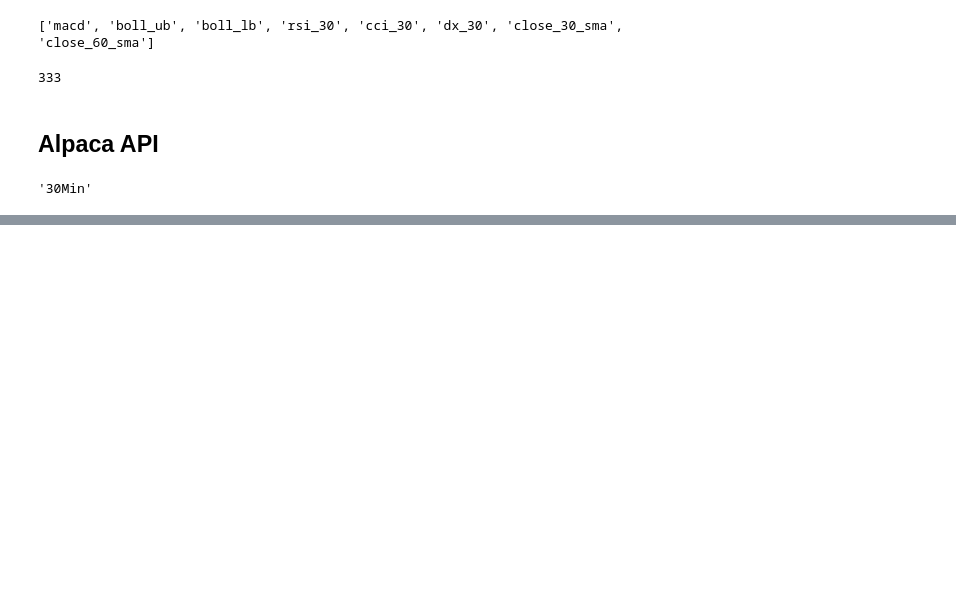
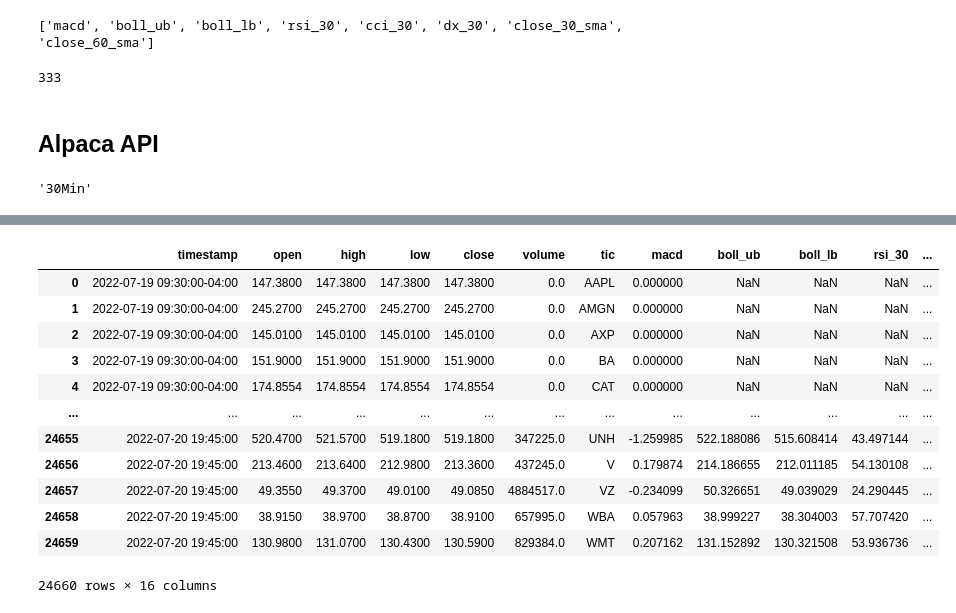
Before and after one commit to iandd0824/FinRL, a Jupyter notebook: epocha/Dataloader.ipynb, the cells around one changed output, grey strips where cells are left out. Drawn from its saved outputs; the diff is of its cells as text; code cells hidden in the pictures; blank space fills up the shorter version.

```diff
--- a/epocha/Dataloader.ipynb
+++ b/epocha/Dataloader.ipynb
@@ -94,2 +193,4 @@ end_time
 # %%
-data_df = pd.DataFrame()
+data = DP.add_vix(data)
+data
+# %% [output]
@@ -96 +201,14 @@ data_df = pd.DataFrame()
+|  | timestamp | open | high | low | close | volume | tic | macd | boll_ub | boll_lb | rsi_30 | ... |
+| 0 | 2022-07-19 09:30:00-04:00 | 147.3800 | 147.3800 | 147.3800 | 147.3800 | 0.0 | AAPL | 0.000000 | NaN | NaN | NaN | ... |
+| 1 | 2022-07-19 09:30:00-04:00 | 245.2700 | 245.2700 | 245.2700 | 245.2700 | 0.0 | AMGN | 0.000000 | NaN | NaN | NaN | ... |
+| 2 | 2022-07-19 09:30:00-04:00 | 145.0100 | 145.0100 | 145.0100 | 145.0100 | 0.0 | AXP | 0.000000 | NaN | NaN | NaN | ... |
+| 3 | 2022-07-19 09:30:00-04:00 | 151.9000 | 151.9000 | 151.9000 | 151.9000 | 0.0 | BA | 0.000000 | NaN | NaN | NaN | ... |
+| 4 | 2022-07-19 09:30:00-04:00 | 174.8554 | 174.8554 | 174.8554 | 174.8554 | 0.0 | CAT | 0.000000 | NaN | NaN | NaN | ... |
+| ... | ... | ... | ... | ... | ... | ... | ... | ... | ... | ... | ... | ... |
+| 24655 | 2022-07-20 19:45:00 | 520.4700 | 521.5700 | 519.1800 | 519.1800 | 347225.0 | UNH | -1.259985 | 522.188086 | 515.608414 | 43.497144 | ... |
+| 24656 | 2022-07-20 19:45:00 | 213.4600 | 213.6400 | 212.9800 | 213.3600 | 437245.0 | V | 0.179874 | 214.186655 | 212.011185 | 54.130108 | ... |
+| 24657 | 2022-07-20 19:45:00 | 49.3550 | 49.3700 | 49.0100 | 49.0850 | 4884517.0 | VZ | -0.234099 | 50.326651 | 49.039029 | 24.290445 | ... |
+| 24658 | 2022-07-20 19:45:00 | 38.9150 | 38.9700 | 38.8700 | 38.9100 | 657995.0 | WBA | 0.057963 | 38.999227 | 38.304003 | 57.707420 | ... |
+| 24659 | 2022-07-20 19:45:00 | 130.9800 | 131.0700 | 130.4300 | 130.5900 | 829384.0 | WMT | 0.207162 | 131.152892 | 130.321508 | 53.936736 | ... |
+24660 rows × 16 columns
 # %%
```
Also changed, not shown: parts of 17 cells of this notebook, 9 other files.
